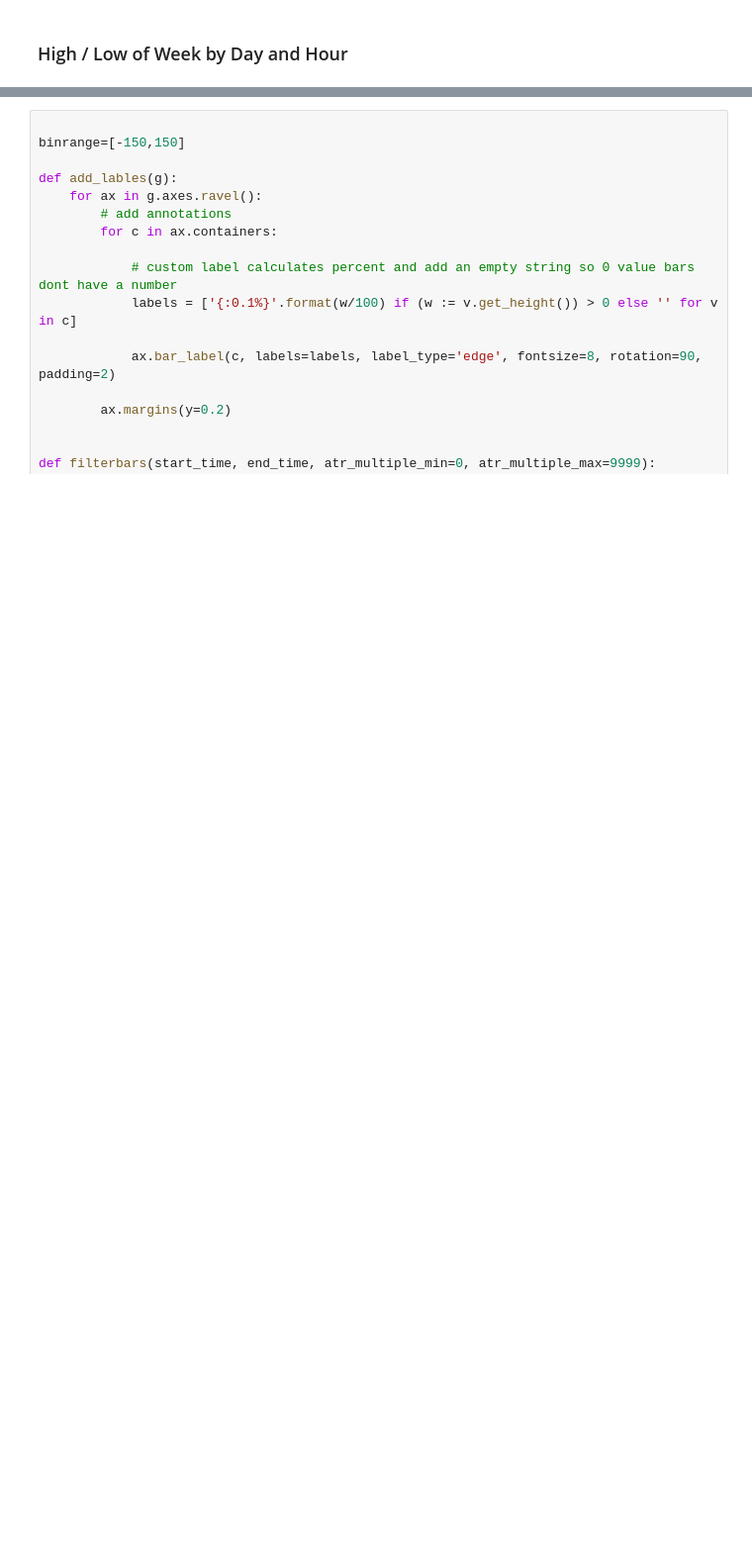
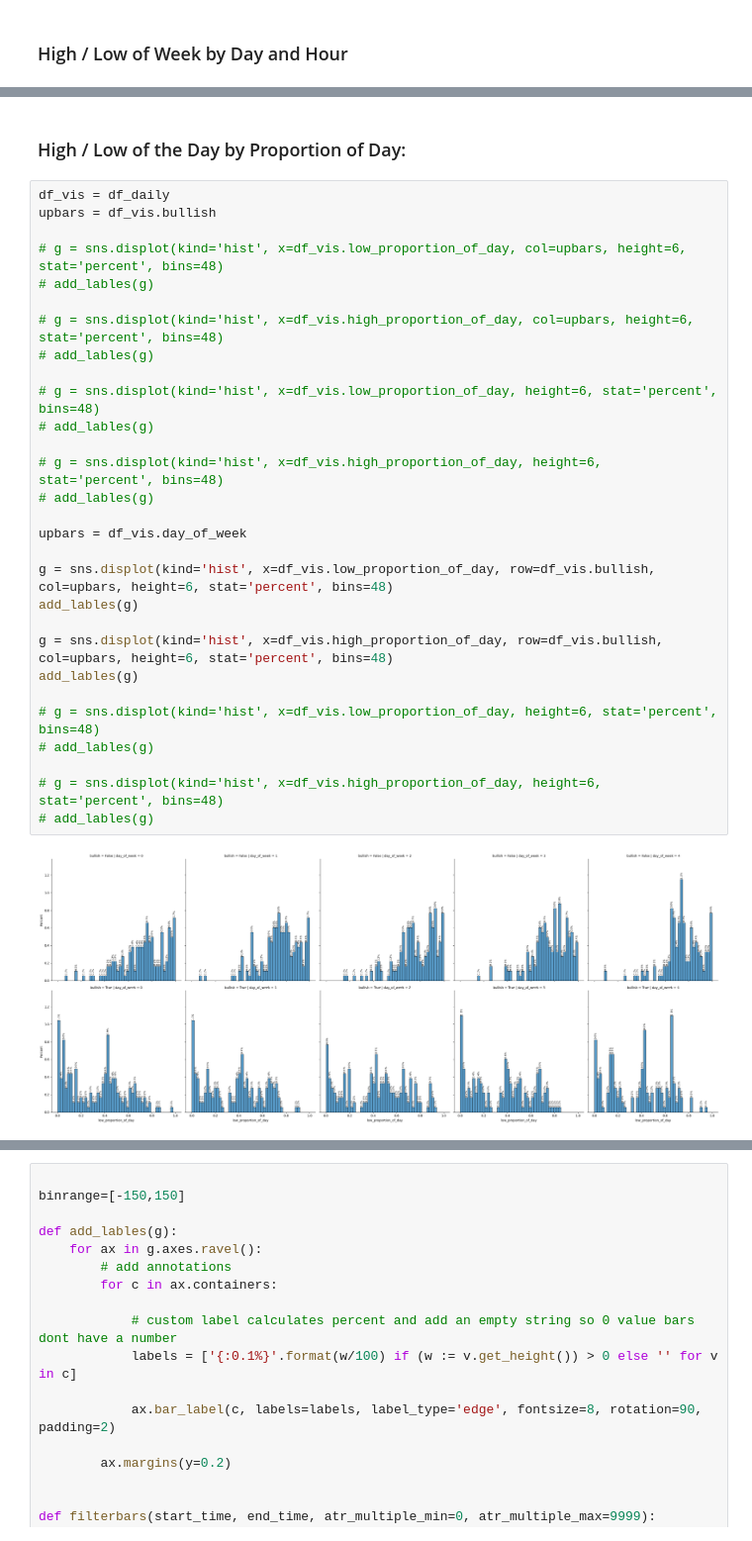
Before and after one commit to MattCollinge/algo-trading, a Jupyter notebook: notebooks/Feature Engineering.ipynb, the cells around one changed output, grey strips where cells are left out. Shown at 99% size. Saved outputs shown, nothing was run; the diff lists cells and outputs as text; blank space fills up the shorter version.

```diff
--- a/notebooks/Feature Engineering.ipynb
+++ b/notebooks/Feature Engineering.ipynb
@@ -369,0 +497,33 @@ add_lables(g)
+# %% [markdown]
+### High / Low of the Day by Proportion of Day:
+# %%
+df_vis = df_daily
+upbars = df_vis.bullish
+
+# g = sns.displot(kind='hist', x=df_vis.low_proportion_of_day, col=upbars, height=6, stat='percent', bins=48)
+# add_lables(g)
+
+# g = sns.displot(kind='hist', x=df_vis.high_proportion_of_day, col=upbars, height=6, stat='percent', bins=48)
+# add_lables(g)
+
+# g = sns.displot(kind='hist', x=df_vis.low_proportion_of_day, height=6, stat='percent', bins=48)
+# add_lables(g)
+
+# g = sns.displot(kind='hist', x=df_vis.high_proportion_of_day, height=6, stat='percent', bins=48)
+# add_lables(g)
+
+upbars = df_vis.day_of_week
+
+g = sns.displot(kind='hist', x=df_vis.low_proportion_of_day, row=df_vis.bullish, col=upbars, height=6, stat='percent', bins=48)
+add_lables(g)
+
+g = sns.displot(kind='hist', x=df_vis.high_proportion_of_day, row=df_vis.bullish, col=upbars, height=6, stat='percent', bins=48)
+add_lables(g)
+
+# g = sns.displot(kind='hist', x=df_vis.low_proportion_of_day, height=6, stat='percent', bins=48)
+# add_lables(g)
+
+# g = sns.displot(kind='hist', x=df_vis.high_proportion_of_day, height=6, stat='percent', bins=48)
+# add_lables(g)
+# %% [output]
+[figure, added]
```
Also changed, not shown: parts of 19 cells of this notebook, 2 other files.
